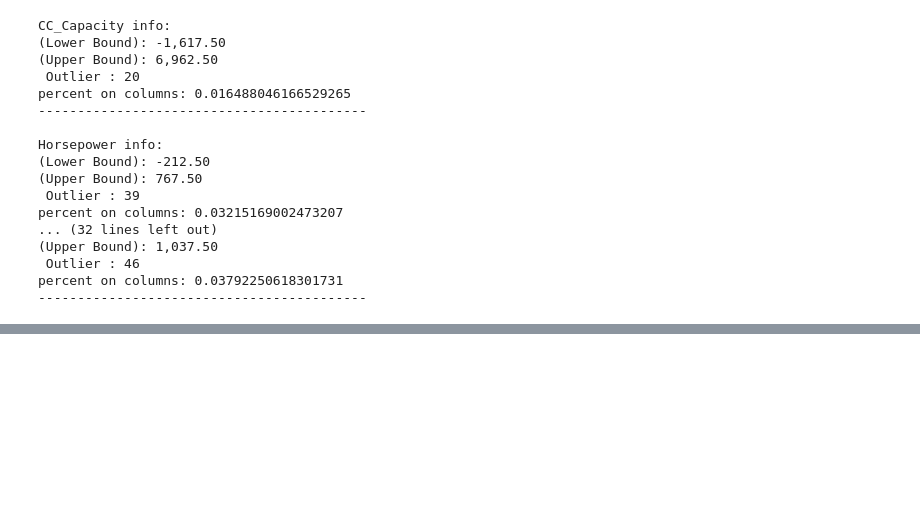
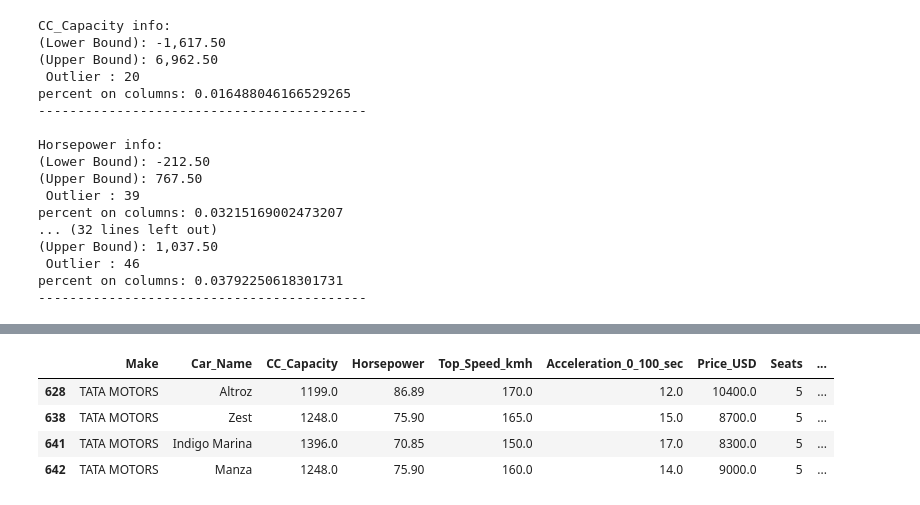
Before and after one commit to NganUyen/Cars, a Jupyter notebook: data_processing/Understand_data.ipynb, the cells around one changed output, grey strips where cells are left out. Saved outputs shown, nothing was run; the diff lists cells and outputs as text; code cells hidden in the pictures; blank space fills up the shorter version.

```diff
--- a/data_processing/Understand_data.ipynb
+++ b/data_processing/Understand_data.ipynb
@@ -173,0 +223,9 @@ percent on columns: 0.03792250618301731
+# %%
+#check data lệch 1000 đơn vị đã sửa ( lần 2)
+data.iloc[[628, 638, 641, 642]]
+# %% [output]
+|  | Make | Car_Name | CC_Capacity | Horsepower | Top_Speed_kmh | Acceleration_0_100_sec | Price_USD | Seats | ... |
+| 628 | TATA MOTORS | Altroz | 1199.0 | 86.89 | 170.0 | 12.0 | 10400.0 | 5 | ... |
+| 638 | TATA MOTORS | Zest | 1248.0 | 75.90 | 165.0 | 15.0 | 8700.0 | 5 | ... |
+| 641 | TATA MOTORS | Indigo Marina | 1396.0 | 70.85 | 150.0 | 17.0 | 8300.0 | 5 | ... |
+| 642 | TATA MOTORS | Manza | 1248.0 | 75.90 | 160.0 | 14.0 | 9000.0 | 5 | ... |
```
Also changed, not shown: parts of 10 cells of this notebook.
